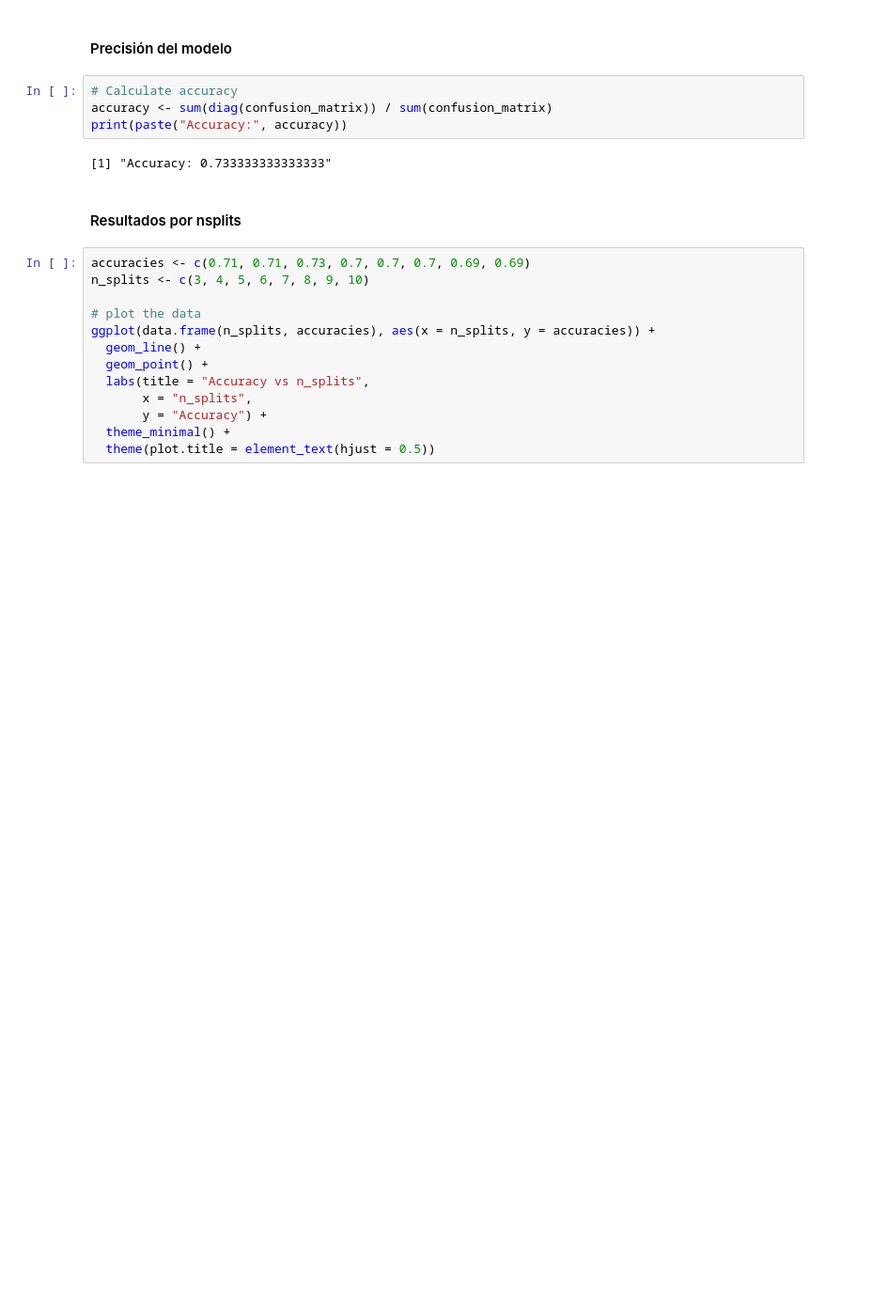
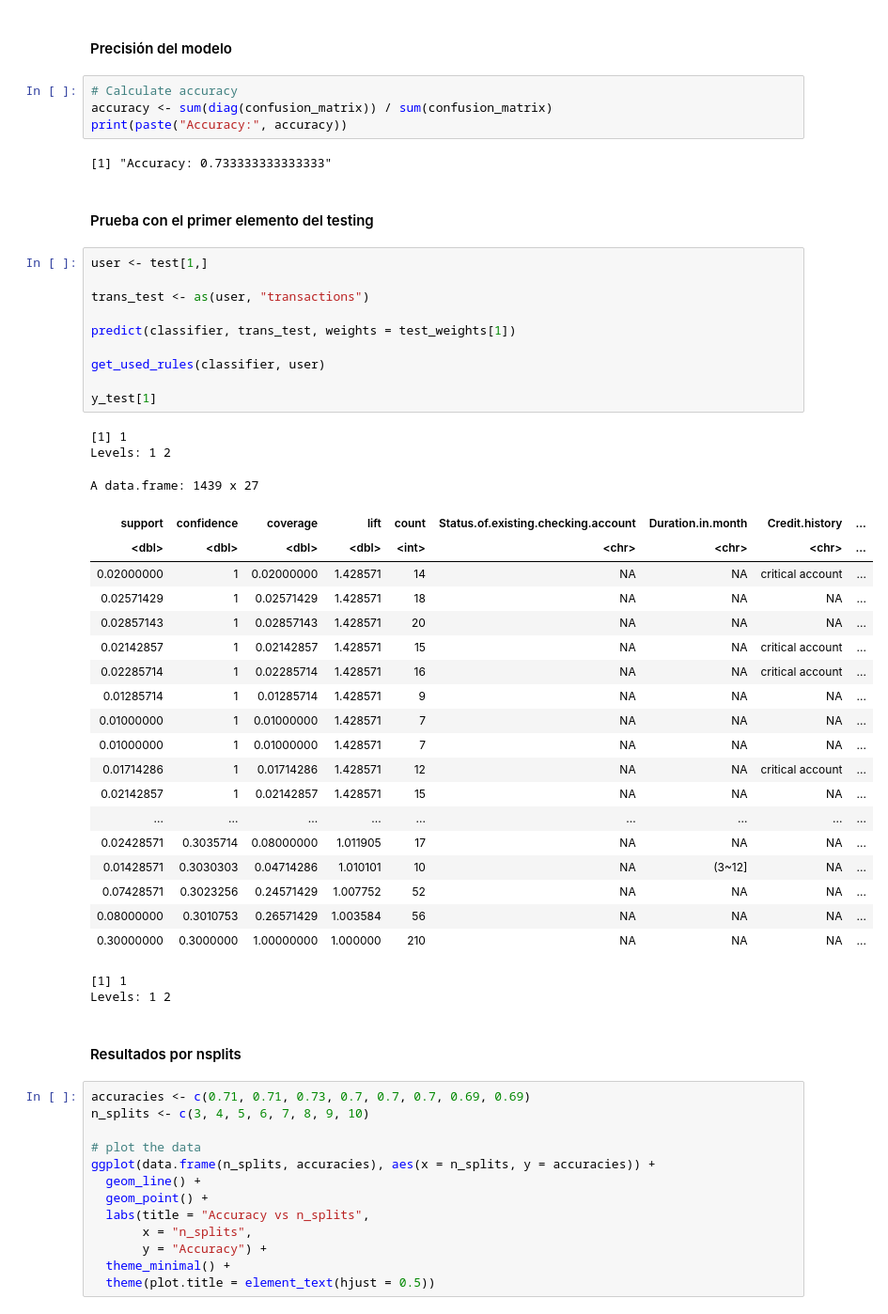
Before and after one commit to Oier-Mk/TFM-XAIpipeline, a Jupyter notebook: src/R/6_rCBA.ipynb, the cells around one changed output. Shown at 94% size. Saved outputs shown, nothing was run; the diff lists cells and outputs as text; blank space fills up the shorter version.

```diff
--- a/src/R/6_rCBA.ipynb
+++ b/src/R/6_rCBA.ipynb
@@ -146,6 +137,42 @@ accuracy <- sum(diag(confusion_matrix)) / sum(confusion_matrix)
 print(paste("Accuracy:", accuracy))
 # %% [output]
 [1] "Accuracy: 0.733333333333333"
+# %% [markdown]
+#### Prueba con el primer elemento del testing
+# %%
+user <- test[1,]
+
+trans_test <- as(user, "transactions")
+
+predict(classifier, trans_test, weights = test_weights[1])
+
+get_used_rules(classifier, user)
+
+y_test[1]
+# %% [output]
+[1] 1
+Levels: 1 2
+A data.frame: 1439 x 27
+| support | confidence | coverage | lift | count | Status.of.existing.checking.account | Duration.in.month | Credit.history | ... |
+| <dbl> | <dbl> | <dbl> | <dbl> | <int> | <chr> | <chr> | <chr> | ... |
+| 0.02000000 | 1 | 0.02000000 | 1.428571 | 14 | NA | NA | critical account | ... |
+| 0.02571429 | 1 | 0.02571429 | 1.428571 | 18 | NA | NA | NA | ... |
+| 0.02857143 | 1 | 0.02857143 | 1.428571 | 20 | NA | NA | NA | ... |
+| 0.02142857 | 1 | 0.02142857 | 1.428571 | 15 | NA | NA | critical account | ... |
+| 0.02285714 | 1 | 0.02285714 | 1.428571 | 16 | NA | NA | critical account | ... |
+| 0.01285714 | 1 | 0.01285714 | 1.428571 | 9 | NA | NA | NA | ... |
+| 0.01000000 | 1 | 0.01000000 | 1.428571 | 7 | NA | NA | NA | ... |
+| 0.01000000 | 1 | 0.01000000 | 1.428571 | 7 | NA | NA | NA | ... |
+| 0.01714286 | 1 | 0.01714286 | 1.428571 | 12 | NA | NA | critical account | ... |
+| 0.02142857 | 1 | 0.02142857 | 1.428571 | 15 | NA | NA | NA | ... |
+| ... | ... | ... | ... | ... | ... | ... | ... | ... |
+| 0.02428571 | 0.3035714 | 0.08000000 | 1.011905 | 17 | NA | NA | NA | ... |
+| 0.01428571 | 0.3030303 | 0.04714286 | 1.010101 | 10 | NA | (3~12] | NA | ... |
+| 0.07428571 | 0.3023256 | 0.24571429 | 1.007752 | 52 | NA | NA | NA | ... |
+| 0.08000000 | 0.3010753 | 0.26571429 | 1.003584 | 56 | NA | NA | NA | ... |
+| 0.30000000 | 0.3000000 | 1.00000000 | 1.000000 | 210 | NA | NA | NA | ... |
+[1] 1
+Levels: 1 2
 # %% [markdown]
 #### Resultados por nsplits
 # %%
```
Also changed, not shown: parts of 4 cells of this notebook, 4 other files.
